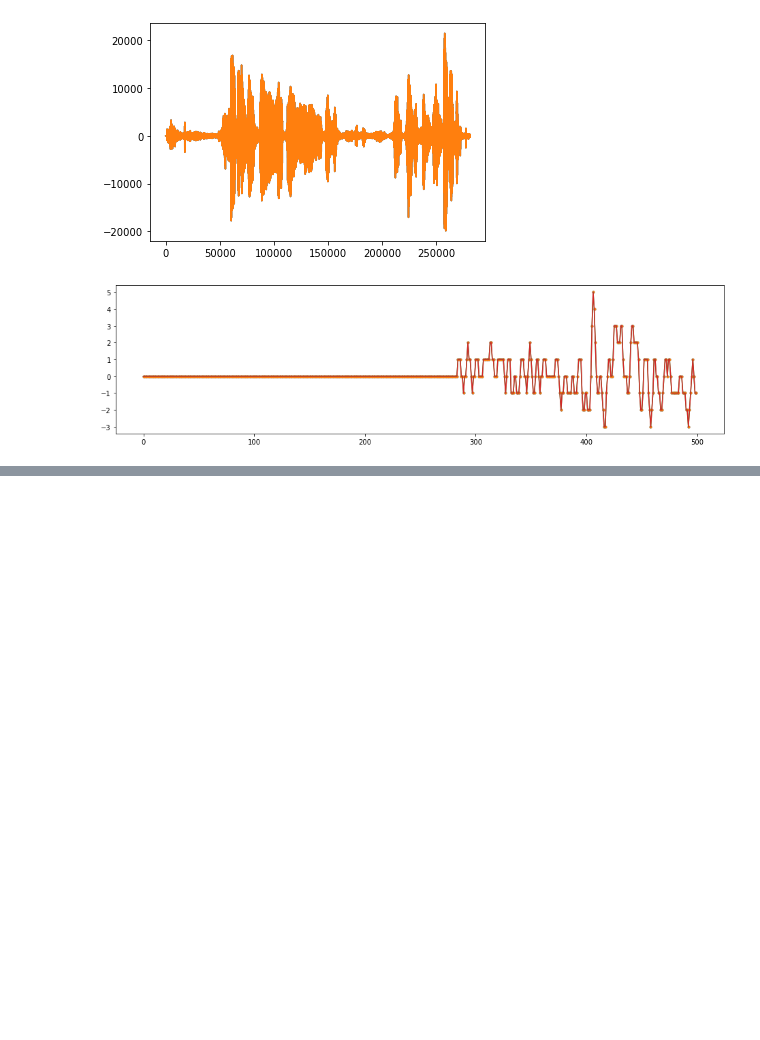
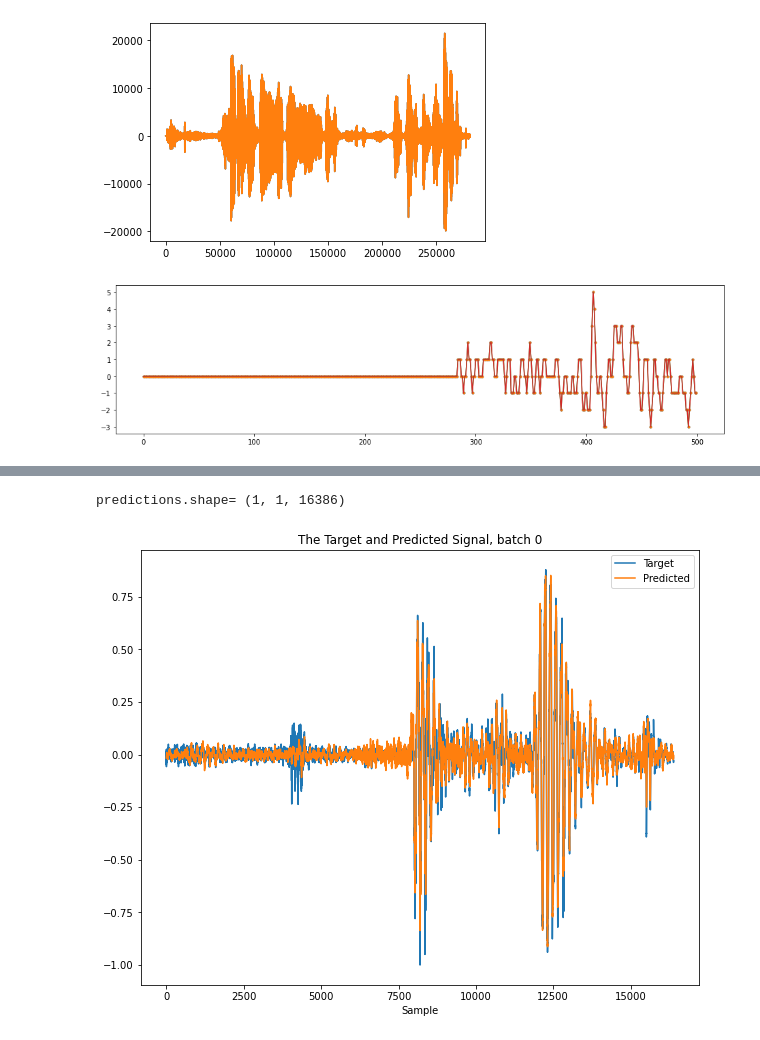
Before and after one commit to JuliethLopez/Clasificador_sarcasmo, a Jupyter notebook: Cuadernos/Test_drive.ipynb, the cells around one changed output, grey strips where cells are left out. Drawn from its saved outputs; the diff is of its cells as text; code cells hidden in the pictures; blank space fills up the shorter version.

```diff
--- a/Cuadernos/Test_drive.ipynb
+++ b/Cuadernos/Test_drive.ipynb
@@ -20,3 +20,7 @@ if sys.version_info[0] < 3:
 else:
    # for Python 3
    import pickle
+
+# Device configuration
+device = torch.device('cuda' if torch.cuda.is_available() else 'cpu')
+print("device=", device)
@@ -118,0 +179,7 @@ plt.imshow(mfcc, cmap='hot', interpolation='nearest');
+# %%
+batch=1
+audio, samplerate = librosa.load("Normal/Audio_1.mp3", mono=False, sr=None, offset=6)
+audio[0,:]/=np.abs(audio[0,:]).max()
+audio[1,:]/=np.abs(audio[1,:]).max()
+X_train=signal2pytorch(audio[0,:]).to(device) #Convert to pytorch format, batch is first dimension
+X_test=signal2pytorch(audio[1,:]).to(device) #Convert to pytorch format, batch is first dimension
@@ -118,0 +320,34 @@ plt.imshow(mfcc, cmap='hot', interpolation='nearest');
+# %%
+#Test on training set:
+Xnoise=(X_train+torch.randn(X_train.size())*0.05)
+#Xnoise=torch.cat((torch.zeros(1,1,100), Xnoise),dim=-1)
+predictions=model(Xnoise).cpu() # Make Predictions based on the obtained weights, on training set
+predictions=predictions.detach()
+predictions=np.array(predictions)
+Y=np.array(Y) #target
+#print("Y=",Y)
+print("predictions.shape=", predictions.shape)
+#convert to numpy:
+#https://discuss.pytorch.org/t/how-to-transform-variable-into-numpy/104/2
+#Plot target signal and output of autoencoder:
+plt.figure(figsize=(10,8))
+for b in range(batch):
+    plt.plot(np.array(Y[b,0,:]))
+    plt.plot(predictions[b,0,:])
+    plt.legend(('Target','Predicted'))
+    plt.title('The Target and Predicted Signal, batch '+str(b))
+    plt.xlabel('Sample')
+    plt.show()
+
+Xnoise=Xnoise.detach()
+Xnoise=np.array(Xnoise)
+xnoise=Xnoise[:,0,:]
+#xnoise=np.transpose(xnoise)
+#xnoise=np.clip(xnoise, -1.0,1.0)
+
+xrek=predictions[:,0,:]  #remove unnecessary dimension for playback
+#xrek=np.transpose(xrek)
+#xrek=np.clip(xrek, -1.0,1.0)
+# %% [output]
+predictions.shape= (1, 1, 16386)
+[figure, added]
```
Also changed, not shown: parts of 18 cells of this notebook.
